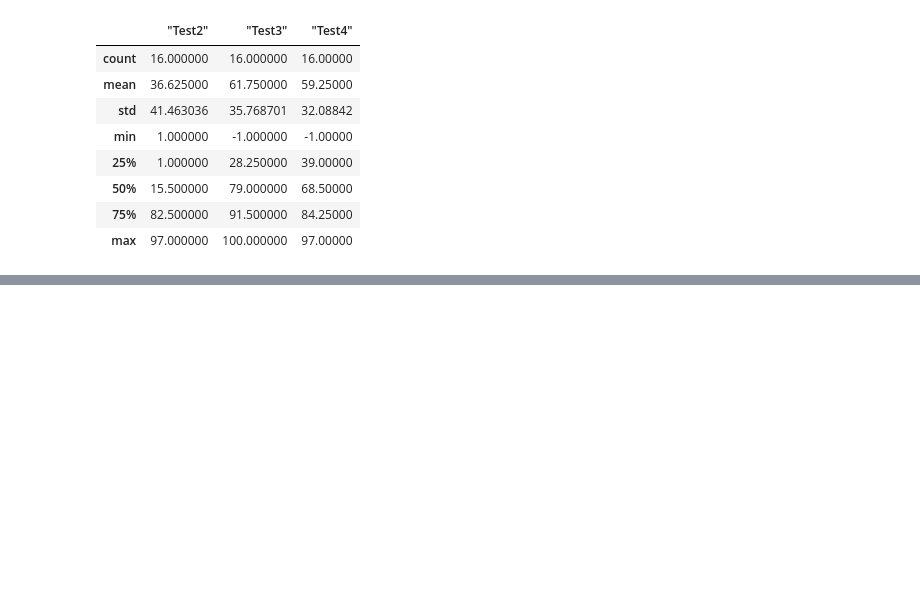
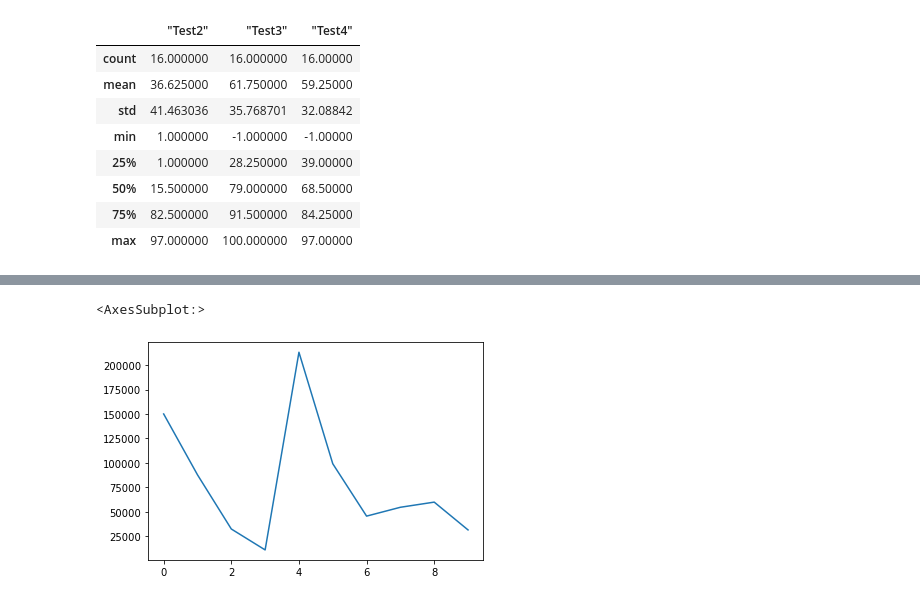
Before and after one commit to 0enzi/Notebooks, a Jupyter notebook: intro-to-pandas.ipynb, the cells around one changed output, grey strips where cells are left out. Cells and saved outputs as stored; diff of their text form; code cells hidden in the pictures; blank space fills up the shorter version.

```diff
--- a/intro-to-pandas.ipynb
+++ b/intro-to-pandas.ipynb
@@ -119,0 +235,6 @@ student_grades.describe()
+# %%
+# Group by
+car_sales["Odometer (KM)"].plot()
+# %% [output]
+<AxesSubplot:>
+[figure, added]
```
Also changed, not shown: parts of 23 cells of this notebook.
